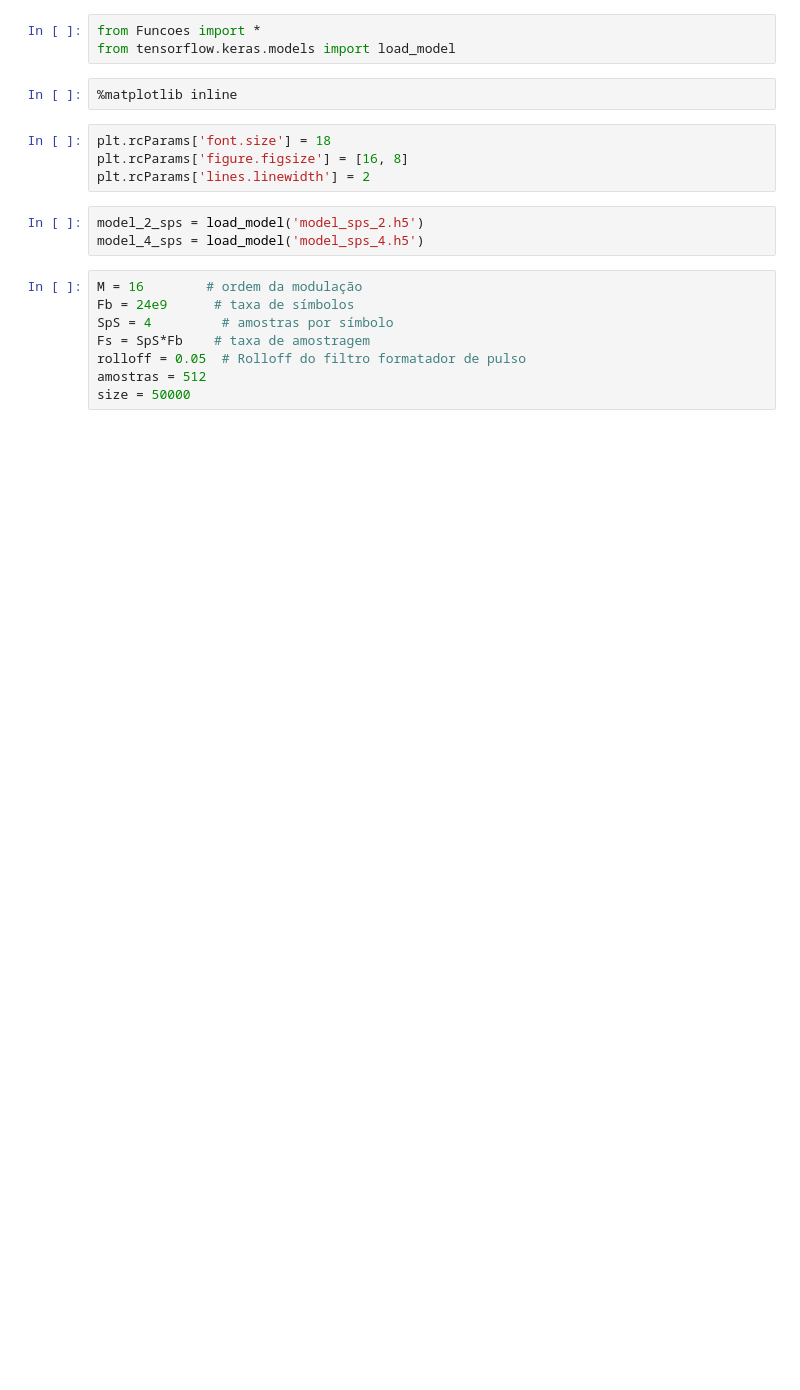
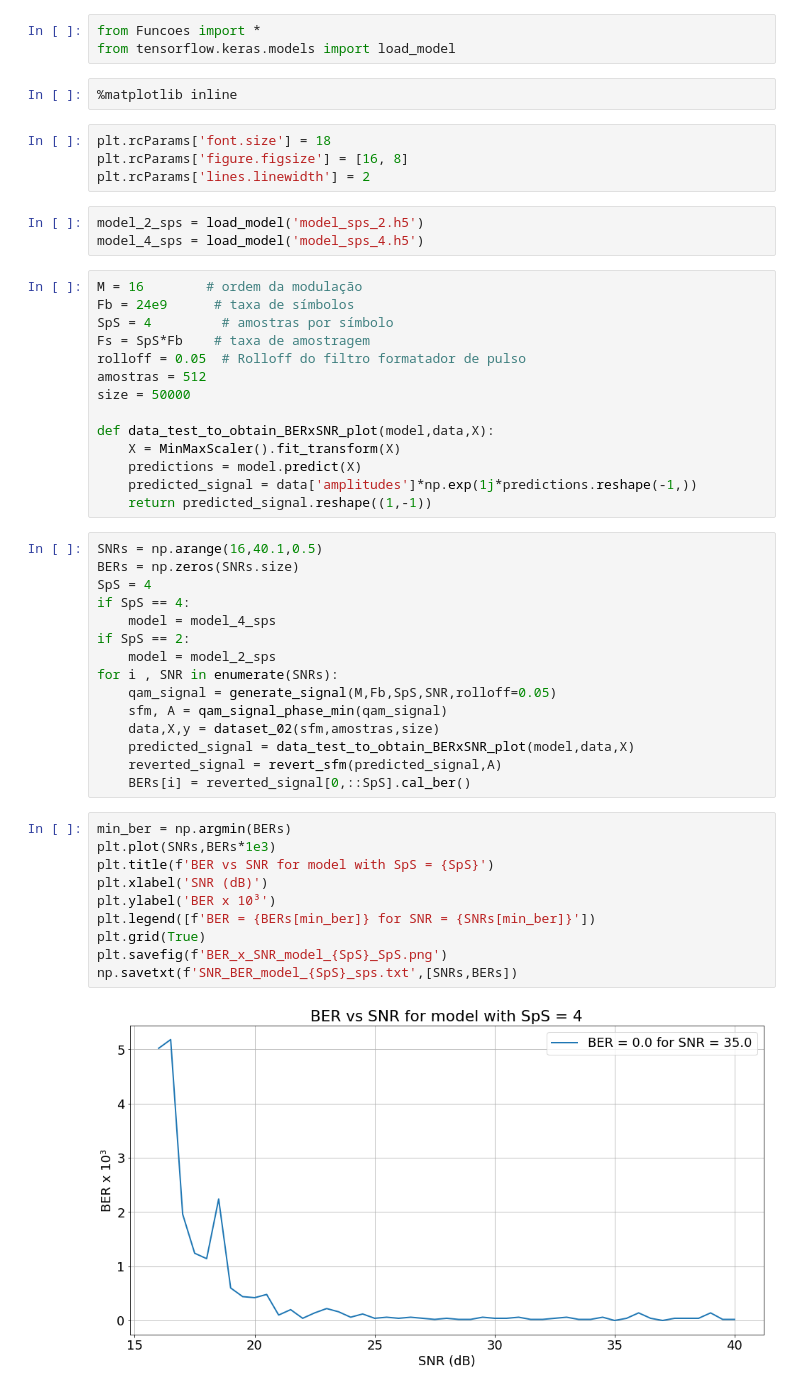
Before and after one commit to Matos-V/TCC_phase_detection_with_ML, a Jupyter notebook: ANN_tests.ipynb, the cells around one changed output. Cells and saved outputs as stored; diff of their text form; blank space fills up the shorter version.

```diff
--- a/ANN_tests.ipynb
+++ b/ANN_tests.ipynb
@@ -18,3 +18,36 @@ Fs = SpS*Fb    # taxa de amostragem
 rolloff = 0.05  # Rolloff do filtro formatador de pulso
 amostras = 512
 size = 50000
+
+def data_test_to_obtain_BERxSNR_plot(model,data,X):
+    X = MinMaxScaler().fit_transform(X)
+    predictions = model.predict(X)
+    predicted_signal = data['amplitudes']*np.exp(1j*predictions.reshape(-1,))
+    return predicted_signal.reshape((1,-1))
+# %%
+SNRs = np.arange(16,40.1,0.5)
+BERs = np.zeros(SNRs.size)
+SpS = 4
+if SpS == 4:
+    model = model_4_sps
+if SpS == 2:
+    model = model_2_sps
+for i , SNR in enumerate(SNRs):
+    qam_signal = generate_signal(M,Fb,SpS,SNR,rolloff=0.05)
+    sfm, A = qam_signal_phase_min(qam_signal)
+    data,X,y = dataset_02(sfm,amostras,size)
+    predicted_signal = data_test_to_obtain_BERxSNR_plot(model,data,X)
+    reverted_signal = revert_sfm(predicted_signal,A)
+    BERs[i] = reverted_signal[0,::SpS].cal_ber()
+# %%
+min_ber = np.argmin(BERs)
+plt.plot(SNRs,BERs*1e3)
+plt.title(f'BER vs SNR for model with SpS = {SpS}')
+plt.xlabel('SNR (dB)')
+plt.ylabel('BER x 10³')
+plt.legend([f'BER = {BERs[min_ber]} for SNR = {SNRs[min_ber]}'])
+plt.grid(True)
+plt.savefig(f'BER_x_SNR_model_{SpS}_SpS.png')
+np.savetxt(f'SNR_BER_model_{SpS}_sps.txt',[SNRs,BERs])
+# %% [output]
+[figure, added]
```
Also changed, not shown: parts of 10 cells of this notebook, 4 other files.
